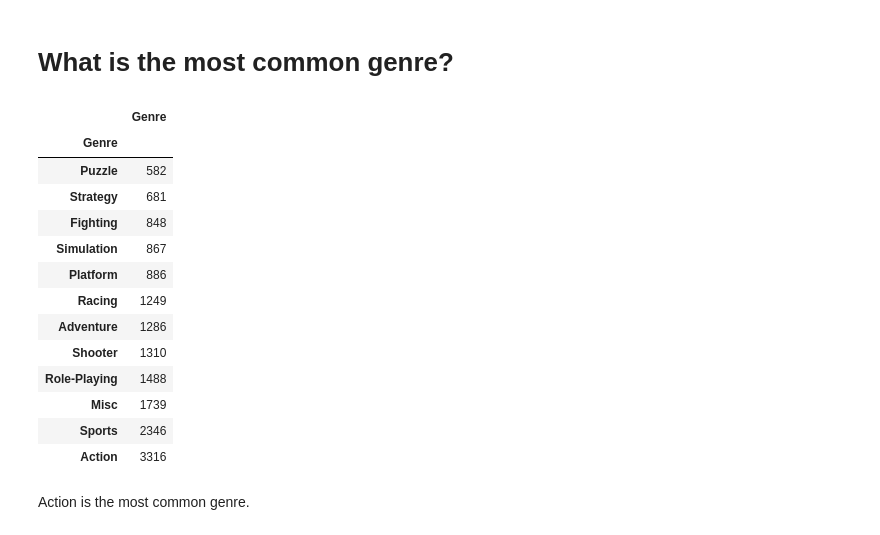
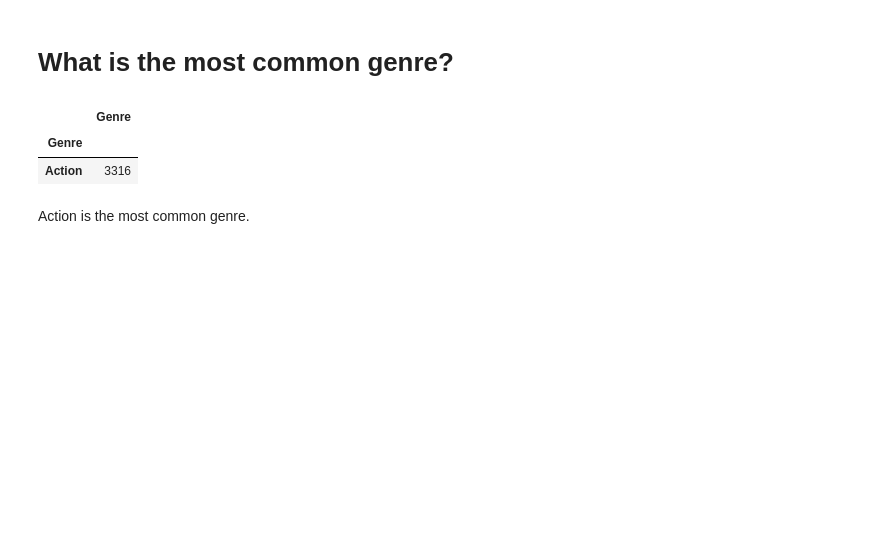
Before and after one commit to steveflys/data-science, a Jupyter notebook: vg-stats.ipynb, the cells around one changed output. Drawn from its saved outputs; the diff is of its cells as text; code cells hidden in the pictures; blank space fills up the shorter version.

```diff
--- a/vg-stats.ipynb
+++ b/vg-stats.ipynb
@@ -67,21 +37,10 @@ DS is the most common platform
 # %% [markdown]
 # What is the most common genre?
 # %%
-pd.DataFrame(games['Genre'].groupby(games.Genre).count().sort_values())
+pd.DataFrame(games['Genre'].groupby(games.Genre).count().sort_values(ascending=False)).head(1)
 # %% [output]
 |  | Genre |
 | Genre |  |
-| Puzzle | 582 |
-| Strategy | 681 |
-| Fighting | 848 |
-| Simulation | 867 |
-| Platform | 886 |
-| Racing | 1249 |
-| Adventure | 1286 |
-| Shooter | 1310 |
-| Role-Playing | 1488 |
-| Misc | 1739 |
-| Sports | 2346 |
 | Action | 3316 |
 # %% [markdown]
 Action is the most common genre.
```
Also changed, not shown: parts of 9 cells of this notebook.
